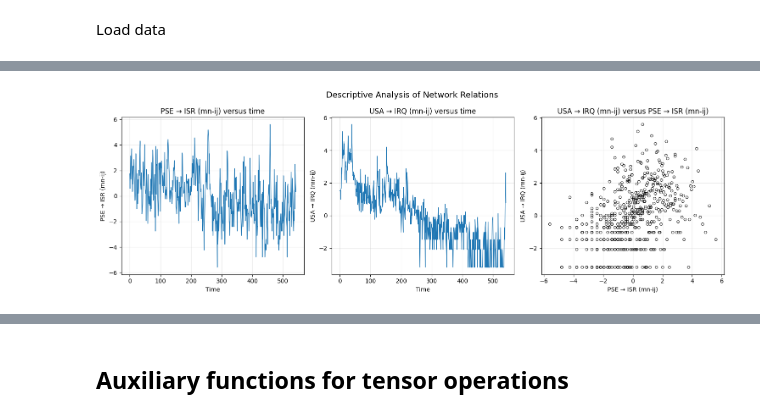
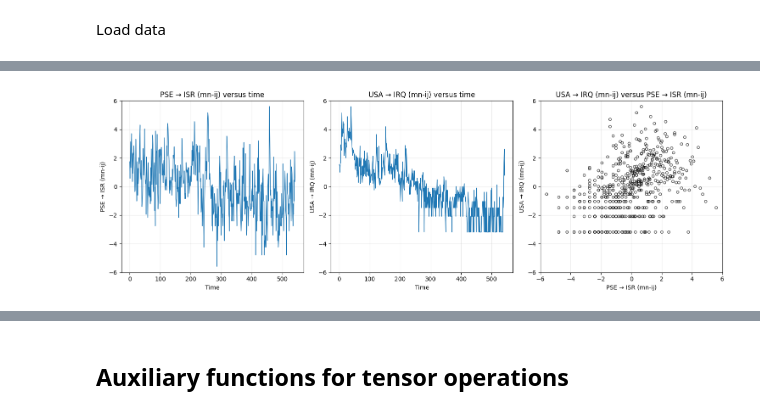
Before and after one commit to cnosa/blockregressiondynamicsnetwork, a Jupyter notebook: Hoff_2015_MultilinearTensorRegression/replicate.ipynb, the cells around one changed output, grey strips where cells are left out. Drawn from its saved outputs; the diff is of its cells as text; code cells hidden in the pictures.

```diff
--- a/Hoff_2015_MultilinearTensorRegression/replicate.ipynb
+++ b/Hoff_2015_MultilinearTensorRegression/replicate.ipynb
@@ -548,7 +1567,7 @@ axes[0].set_title(
 axes[0].grid(
     alpha=0.25
 )
-
+axes[0].set_ylim(-6,+6)
 
 # ============================================================
 # Panel 2: Second relation versus time
@@ -571,6 +1590,7 @@ axes[1].grid(
     alpha=0.25
 )
 
+axes[1].set_ylim(-6,+6)
 
 # ============================================================
 # Panel 3: Scatterplot
@@ -579,35 +1599,34 @@ axes[1].grid(
 axes[2].scatter(
     y1_scatter,
     y2_scatter,
     s=18,
     facecolors="none",
     edgecolors="black",
     linewidths=0.7
 )
 
 axes[2].set_xlabel(label_1)
 axes[2].set_ylabel(label_2)
+axes[2].set_xlim(-6,+6)
+axes[2].set_ylim(-6,+6)
 
 axes[2].set_title(
     f"{label_2} versus {label_1}"
 )
 
 axes[2].grid(
     alpha=0.25
 )
 
 
 # ============================================================
 # 8. Global formatting
 # ============================================================
 
-fig.suptitle(
-    "Descriptive Analysis of Network Relations",
-    fontsize=14
-)
+f
 
 fig.tight_layout()
 
 plt.show()
 # %% [output]
-[figure, old version]
+[figure, new version]
```
Also changed, not shown: parts of 14 cells of this notebook, 8 other files.
